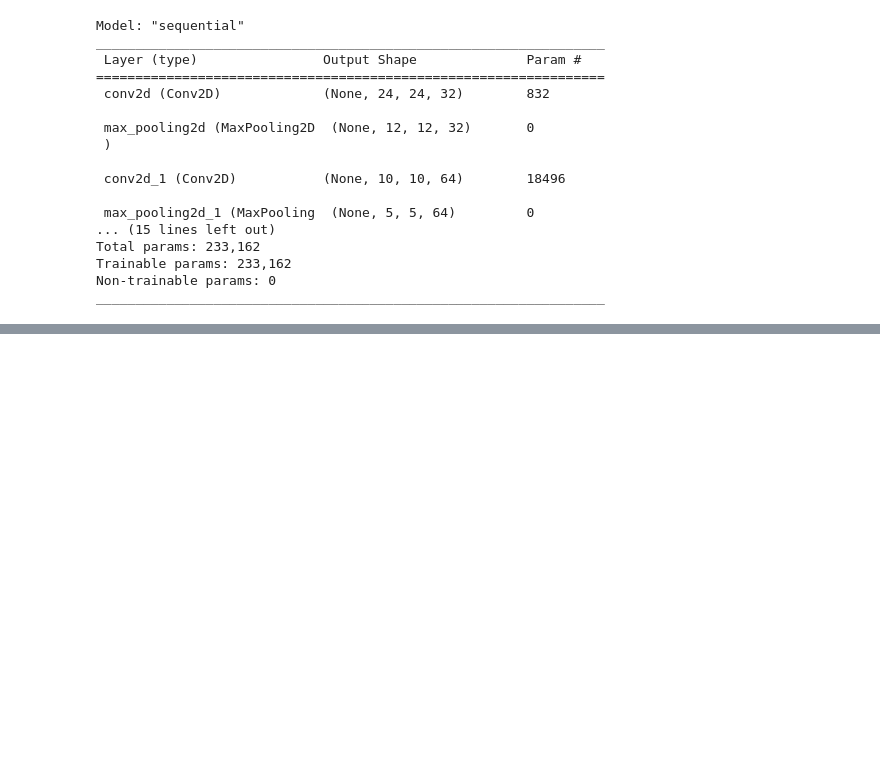
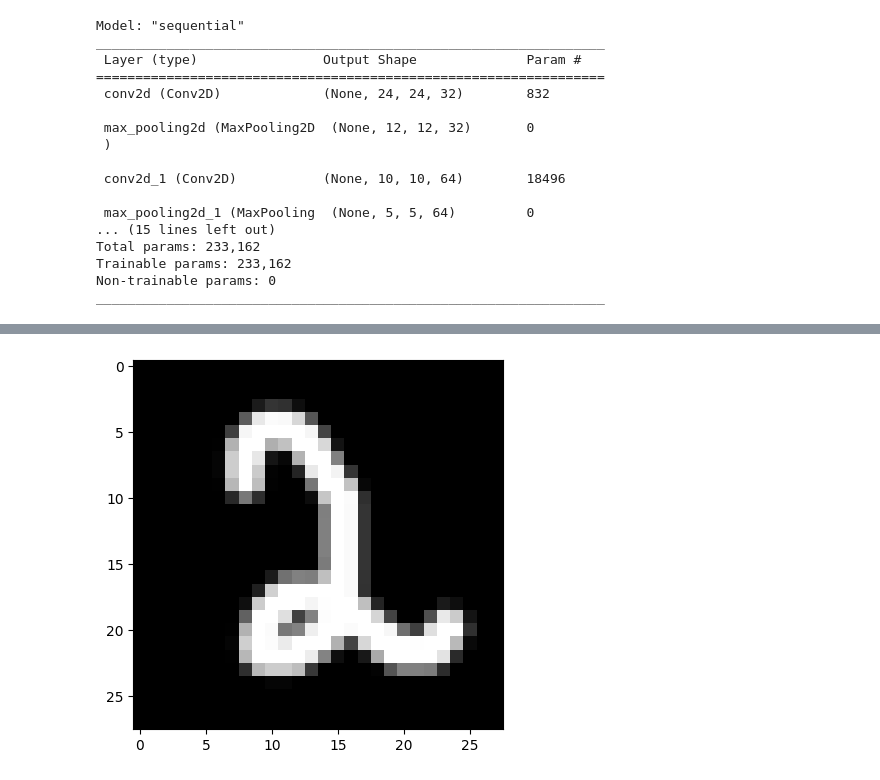
Before and after one commit to NEECIST/Machine-Learning-Workshop, a Jupyter notebook: digits.ipynb, the cells around one changed output, grey strips where cells are left out. Cells and saved outputs as stored; diff of their text form; code cells hidden in the pictures; blank space fills up the shorter version.

```diff
--- a/digits.ipynb
+++ b/digits.ipynb
@@ -152,0 +177,14 @@ Test accuracy: 0.992900013923645
+# %%
+image = PIL.Image.open("Untitled.png").convert("L").resize((28, 28))
+
+image_array = np.asarray(image)
+
+image_array = 1 - (image_array.reshape(1, 28, 28, 1) / 255)
+
+predicted = model.predict(image_array)
+
+plt.imshow(image_array[0], cmap="gray")
+
+class_names = [str(i) for i in range(10)]
+print(class_names[int(np.argmax(predicted))])
+# %% [output]
@@ -152,0 +193 @@ Test accuracy: 0.992900013923645
+[figure, added]
```
Also changed, not shown: parts of 15 cells of this notebook, 2 other files.
